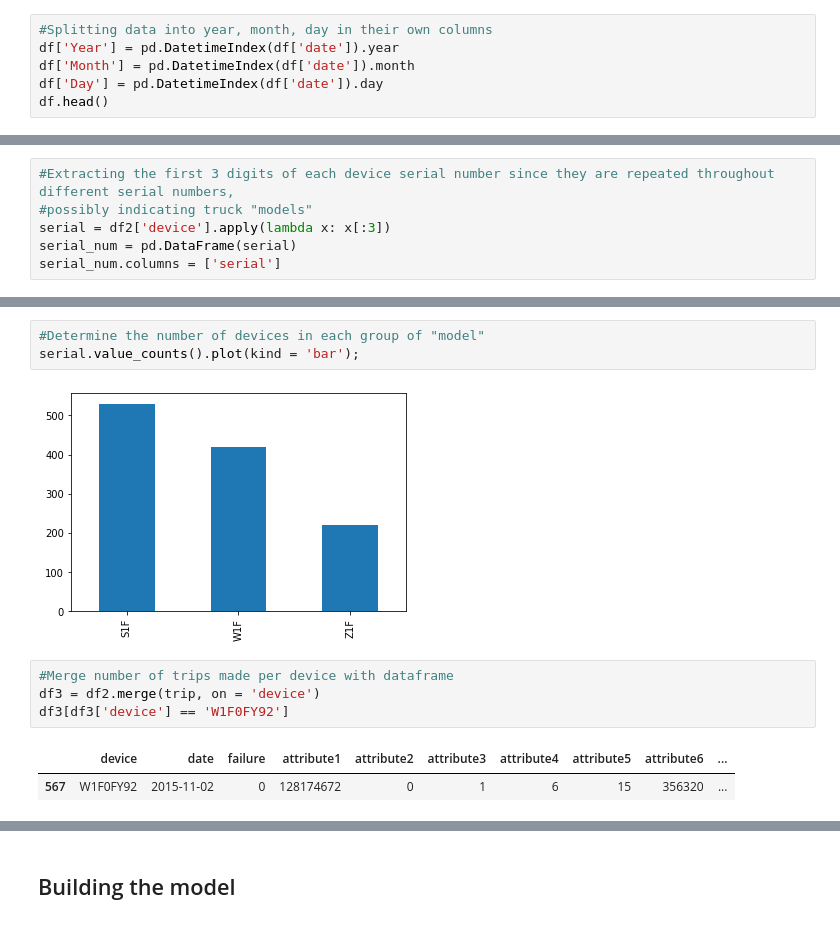
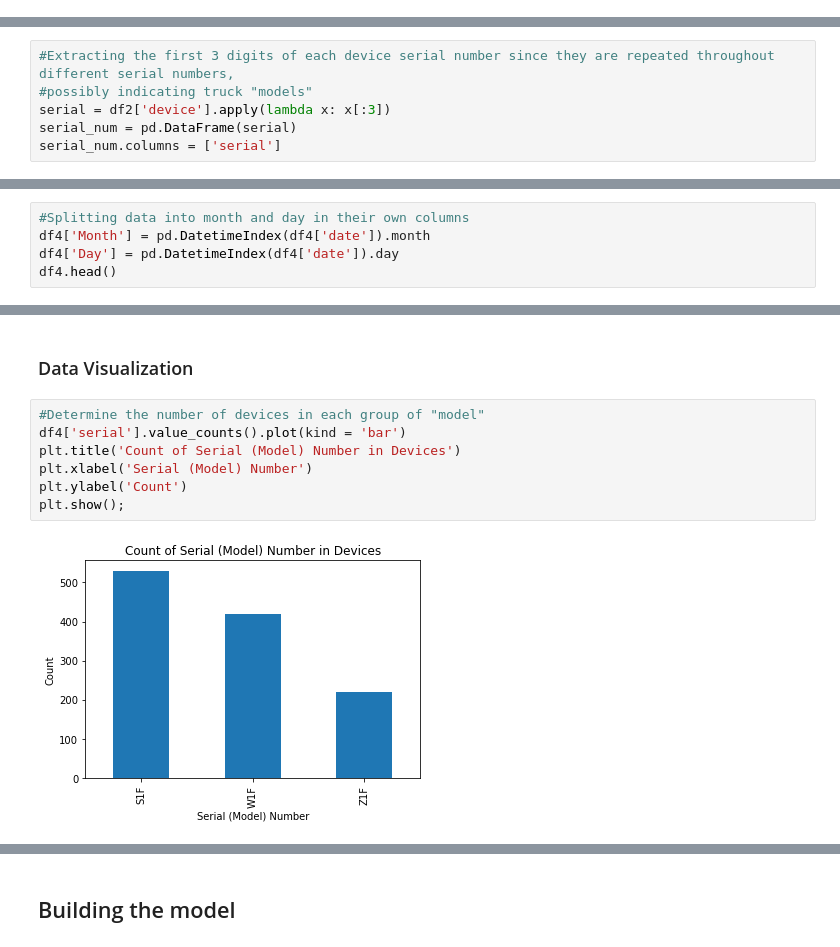
Before and after one commit to kvan493/Device_Failure, a Jupyter notebook: Device_Failure_2.ipynb, the cells around one changed output, grey strips where cells are left out. Drawn from its saved outputs; the diff is of its cells as text.

```diff
--- a/Device_Failure_2.ipynb
+++ b/Device_Failure_2.ipynb
@@ -234,6 +216,0 @@ Based on this chart, we can see a decrease in maintenance records throughout 201
-# %%
-#Splitting data into year, month, day in their own columns
-df['Year'] = pd.DatetimeIndex(df['date']).year
-df['Month'] = pd.DatetimeIndex(df['date']).month
-df['Day'] = pd.DatetimeIndex(df['date']).day
-df.head()
@@ -323,0 +293,5 @@ serial_num.columns = ['serial']
+# %%
+#Splitting data into month and day in their own columns
+df4['Month'] = pd.DatetimeIndex(df4['date']).month
+df4['Day'] = pd.DatetimeIndex(df4['date']).day
+df4.head()
@@ -324,12 +305,11 @@ serial_num.columns = ['serial']
+# %% [markdown]
+### Data Visualization
 # %%
 #Determine the number of devices in each group of "model"
-serial.value_counts().plot(kind = 'bar');
+df4['serial'].value_counts().plot(kind = 'bar')
+plt.title('Count of Serial (Model) Number in Devices')
+plt.xlabel('Serial (Model) Number')
+plt.ylabel('Count')
+plt.show();
 # %% [output]
-[figure, old version]
+[figure, new version]
-# %%
-#Merge number of trips made per device with dataframe
-df3 = df2.merge(trip, on = 'device')
-df3[df3['device'] == 'W1F0FY92']
-# %% [output]
-|  | device | date | failure | attribute1 | attribute2 | attribute3 | attribute4 | attribute5 | attribute6 | ... |
-| 567 | W1F0FY92 | 2015-11-02 | 0 | 128174672 | 0 | 1 | 6 | 15 | 356320 | ... |
```
Also changed, not shown: parts of 62 cells of this notebook.
